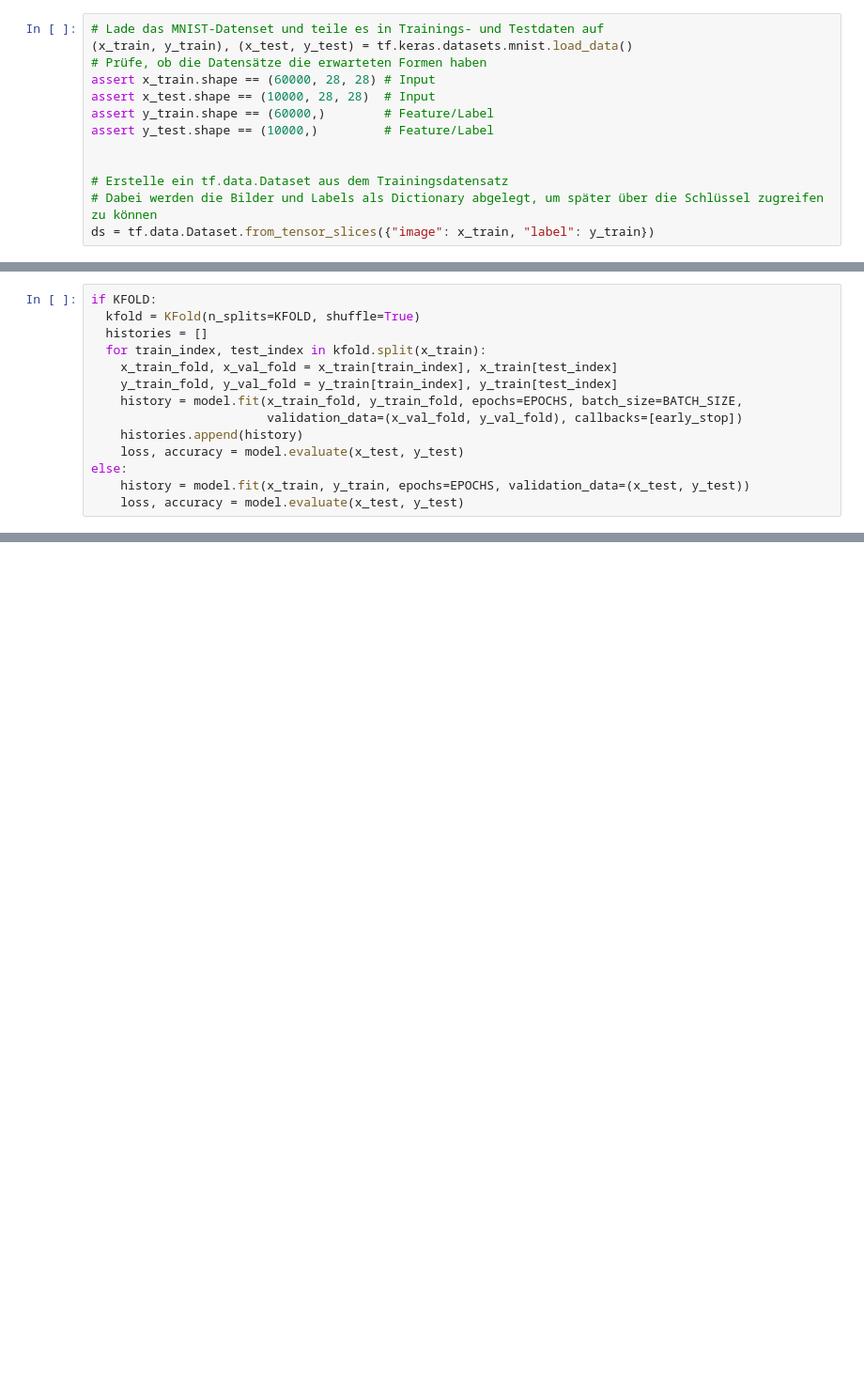
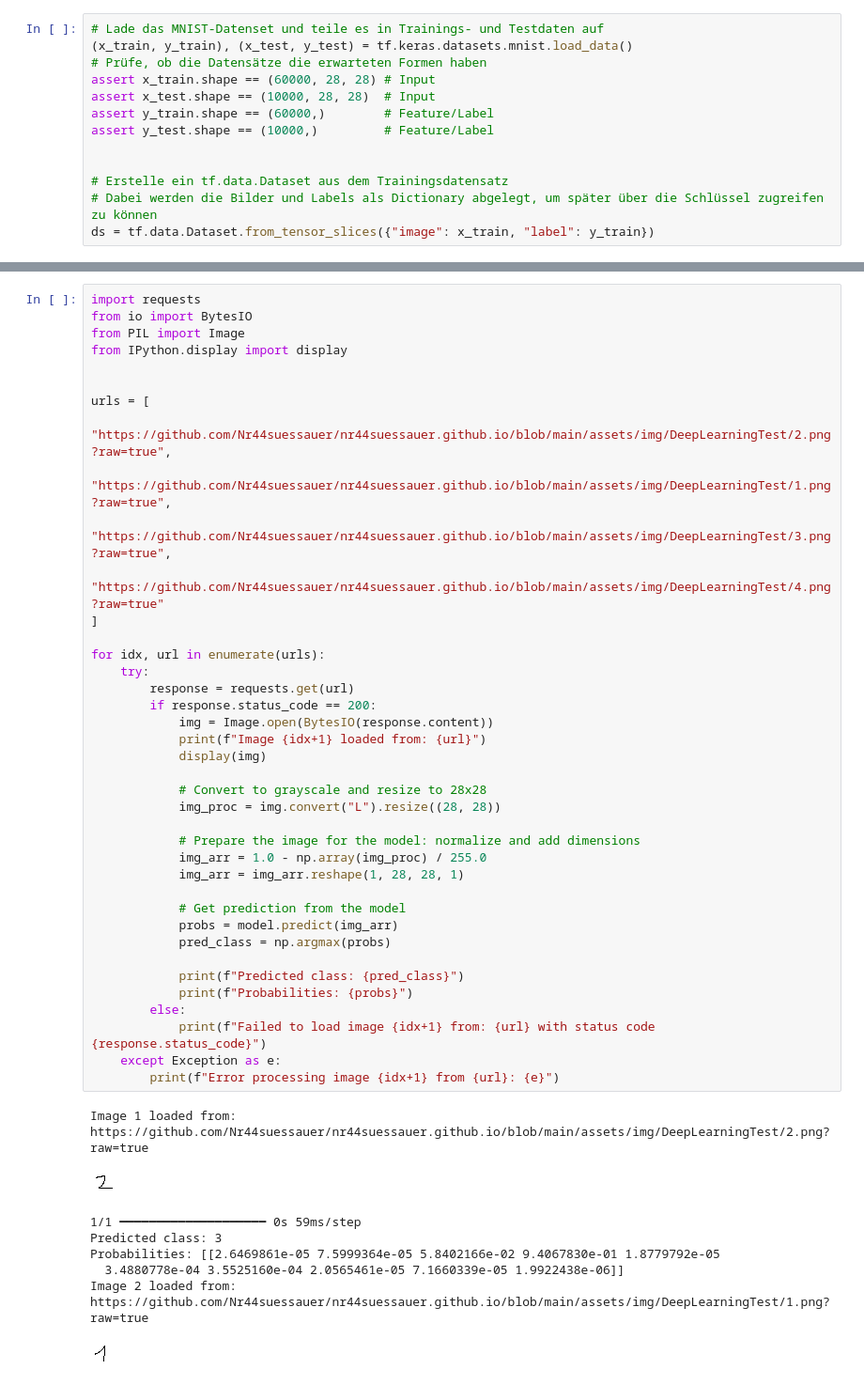
Before and after one commit to Nr44suessauer/DeepLearning_assignment2, a Jupyter notebook: Handwritten_signs.ipynb, the cells around one changed output, grey strips where cells are left out. Shown at 94% size. Drawn from its saved outputs; the diff is of its cells as text; blank space fills up the shorter version.

```diff
--- a/Handwritten_signs.ipynb
+++ b/Handwritten_signs.ipynb
@@ -135,14 +148,0 @@ early_stop = tf.keras.callbacks.EarlyStopping(
-# %%
-if KFOLD:
-  kfold = KFold(n_splits=KFOLD, shuffle=True)
-  histories = []
-  for train_index, test_index in kfold.split(x_train):
-    x_train_fold, x_val_fold = x_train[train_index], x_train[test_index]
-    y_train_fold, y_val_fold = y_train[train_index], y_train[test_index]
-    history = model.fit(x_train_fold, y_train_fold, epochs=EPOCHS, batch_size=BATCH_SIZE,
-                        validation_data=(x_val_fold, y_val_fold), callbacks=[early_stop])
-    histories.append(history)
-    loss, accuracy = model.evaluate(x_test, y_test)
-else:
-    history = model.fit(x_train, y_train, epochs=EPOCHS, validation_data=(x_test, y_test))
-    loss, accuracy = model.evaluate(x_test, y_test)
@@ -264,0 +246,48 @@ Model: "sequential_39"
+# %%
+import requests
+from io import BytesIO
+from PIL import Image
+from IPython.display import display
+
+
+urls = [
+    "https://github.com/Nr44suessauer/nr44suessauer.github.io/blob/main/assets/img/DeepLearningTest/2.png?raw=true",
+    "https://github.com/Nr44suessauer/nr44suessauer.github.io/blob/main/assets/img/DeepLearningTest/1.png?raw=true",
+    "https://github.com/Nr44suessauer/nr44suessauer.github.io/blob/main/assets/img/DeepLearningTest/3.png?raw=true",
+    "https://github.com/Nr44suessauer/nr44suessauer.github.io/blob/main/assets/img/DeepLearningTest/4.png?raw=true"
+]
+
+for idx, url in enumerate(urls):
+    try:
+        response = requests.get(url)
+        if response.status_code == 200:
+            img = Image.open(BytesIO(response.content))
+            print(f"Image {idx+1} loaded from: {url}")
+            display(img)
+
+            # Convert to grayscale and resize to 28x28
+            img_proc = img.convert("L").resize((28, 28))
+
+            # Prepare the image for the model: normalize and add dimensions
+            img_arr = 1.0 - np.array(img_proc) / 255.0
+            img_arr = img_arr.reshape(1, 28, 28, 1)
+
+            # Get prediction from the model
+            probs = model.predict(img_arr)
+            pred_class = np.argmax(probs)
+
+            print(f"Predicted class: {pred_class}")
+            print(f"Probabilities: {probs}")
+        else:
+            print(f"Failed to load image {idx+1} from: {url} with status code {response.status_code}")
+    except Exception as e:
+        print(f"Error processing image {idx+1} from {url}: {e}")
+# %% [output]
+Image 1 loaded from: https://github.com/Nr44suessauer/nr44suessauer.github.io/blob/main/assets/img/DeepLearningTest/2.png?raw=true
+[figure, added]
+1/1 ━━━━━━━━━━━━━━━━━━━━ 0s 59ms/step
+Predicted class: 3
+Probabilities: [[2.6469861e-05 7.5999364e-05 5.8402166e-02 9.4067830e-01 1.8779792e-05
+  3.4880778e-04 3.5525160e-04 2.0565461e-05 7.1660339e-05 1.9922438e-06]]
+Image 2 loaded from: https://github.com/Nr44suessauer/nr44suessauer.github.io/blob/main/assets/img/DeepLearningTest/1.png?raw=true
+[figure, added]
```
Also changed, not shown: parts of 11 cells of this notebook, 2 other files.
